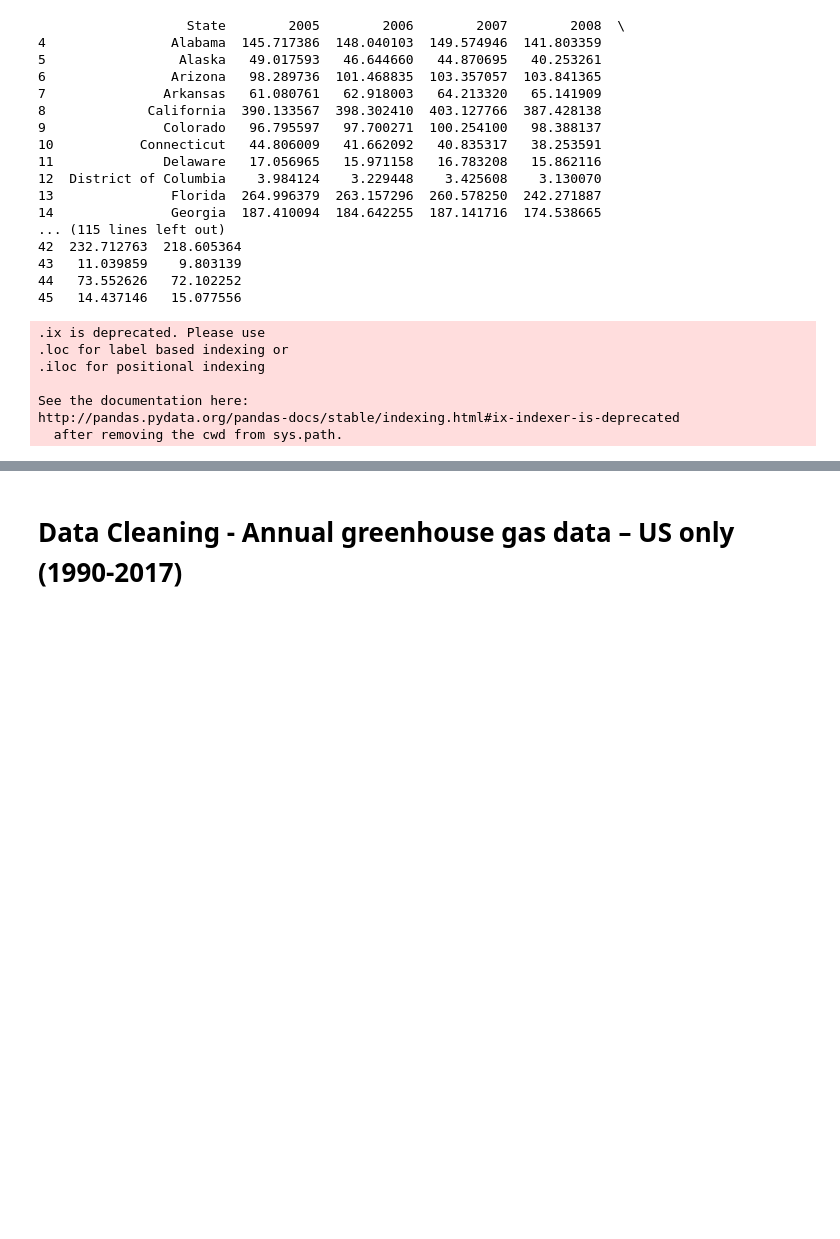
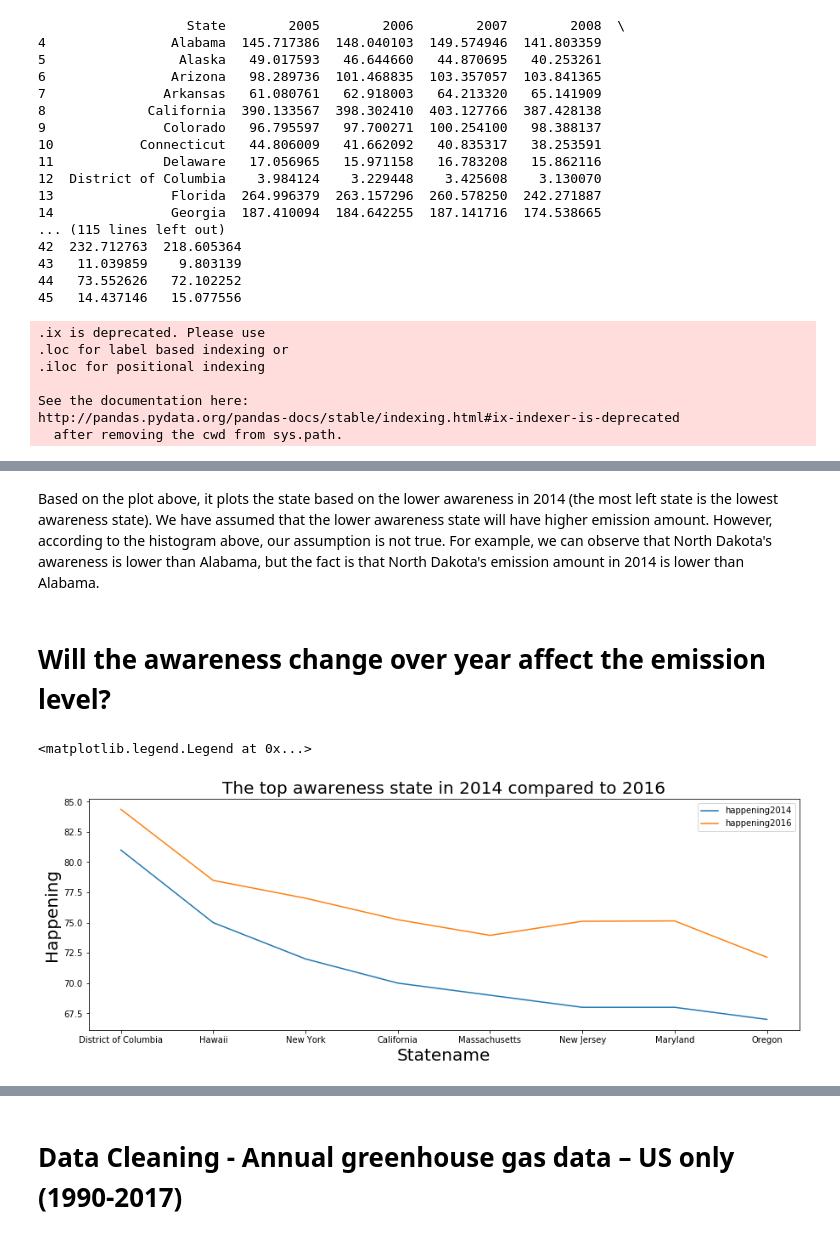
Before and after one commit to pjsimmon/COGS108_Repo, a Jupyter notebook: Saoi_Data_Wrangling.ipynb, the cells around one changed output, grey strips where cells are left out. Drawn from its saved outputs; the diff is of its cells as text; code cells hidden in the pictures; blank space fills up the shorter version.

```diff
--- a/Saoi_Data_Wrangling.ipynb
+++ b/Saoi_Data_Wrangling.ipynb
@@ -205,0 +402,15 @@ http://pandas.pydata.org/pandas-docs/stable/indexing.html#ix-indexer-is-deprecat
+# %% [markdown]
+Based on the plot above, it plots the state based on the lower awareness in 2014 (the most left state is the lowest awareness state). We have assumed that the lower awareness state will have higher emission amount. However, according to the histogram above, our assumption is not true. For example, we can observe that North Dakota's awareness is lower than Alabama, but the fact is that North Dakota's emission amount in 2014 is lower than Alabama.
+# %% [markdown]
+# Will the awareness change over year affect the emission level?
+# %%
+plt.rcParams["figure.figsize"] = (15,5)
+plt.plot('Statename', 'happening2014', data = topstate, label = 'happening2014')
+plt.plot('Statename', 'happening2016', data = topstate, label = 'happening2016')
+plt.title('The top awareness state in 2014 compared to 2016', size = 20)
+plt.xlabel('Statename', size = 20)
+plt.ylabel('Happening', size = 20)
+plt.legend()
+# %% [output]
+<matplotlib.legend.Legend at 0x...>
+[figure, added]
```
Also changed, not shown: parts of 37 cells of this notebook.
